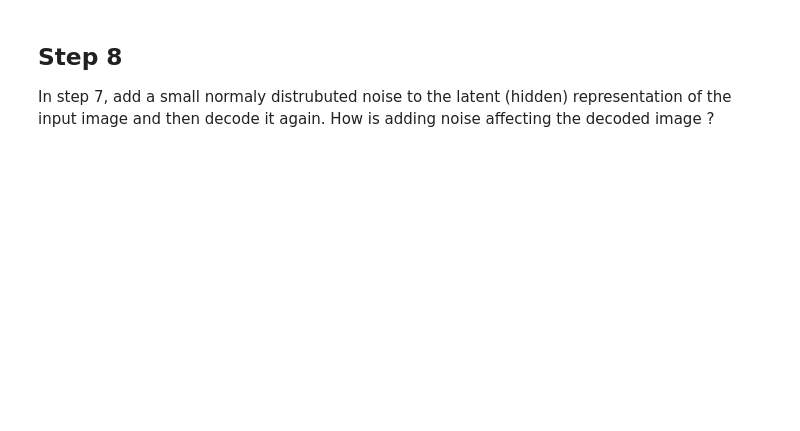
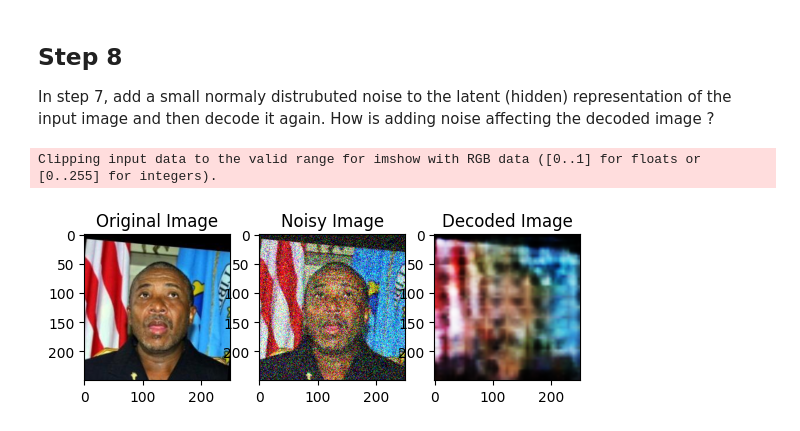
Before and after one commit to Banhana/AppliedMachineLearning, a Jupyter notebook: HW3/HW3.ipynb, the cells around one changed output. Drawn from its saved outputs; the diff is of its cells as text; code cells hidden in the pictures; blank space fills up the shorter version.

```diff
--- a/HW3/HW3.ipynb
+++ b/HW3/HW3.ipynb
@@ -231,3 +240,46 @@ Clipping input data to the valid range for imshow with RGB data ([0..1] for floa
 ##  Step 8
 
 In step 7, add a small normaly distrubuted noise to the latent (hidden) representation of the input image and then decode it again. How is adding noise affecting the decoded image ?
+# %%
+def plot_image_triplet(x, y, z):
+    # Convert tensors to NumPy arrays
+    x_np = x.detach().cpu().numpy()
+    y_np = y.detach().cpu().numpy()
+    z_np = z.detach().cpu().numpy()
+
+    # Transpose the dimensions to match the expected format
+    x_np = np.transpose(x_np, (1, 2, 0))
+    y_np = np.transpose(y_np, (1, 2, 0))
+    z_np = np.transpose(z_np, (1, 2, 0))
+
+    plt.subplot(131)
+    plt.imshow(x_np)
+    plt.title('Original Image')
+
+    plt.subplot(132)
+    plt.imshow(y_np)
+    plt.title('Noisy Image')
+
+    plt.subplot(133)
+    plt.imshow(z_np)
+    plt.title('Decoded Image')
+
+    plt.show()
+# %%
+noise = 0.3
+
+# Add noise to our original image
+noise = torch.randn_like(img) * noise
+noise_img = img + noise
+
+# Forward pass our noise image
+encoded_img = model.encode(noise_img)
+
+# Decode the noise image
+decoded_img = model.decode(encoded_img)
+
+# Visualize the original and reconstructed images
+plot_image_triplet(img[0, :, :, :], noise_img[0, :, :, :], decoded_img[0, :, :, :])
+# %% [output]
+Clipping input data to the valid range for imshow with RGB data ([0..1] for floats or [0..255] for integers).
+[figure, added]
```
Also changed, not shown: parts of 13 cells of this notebook, 10 other files.
